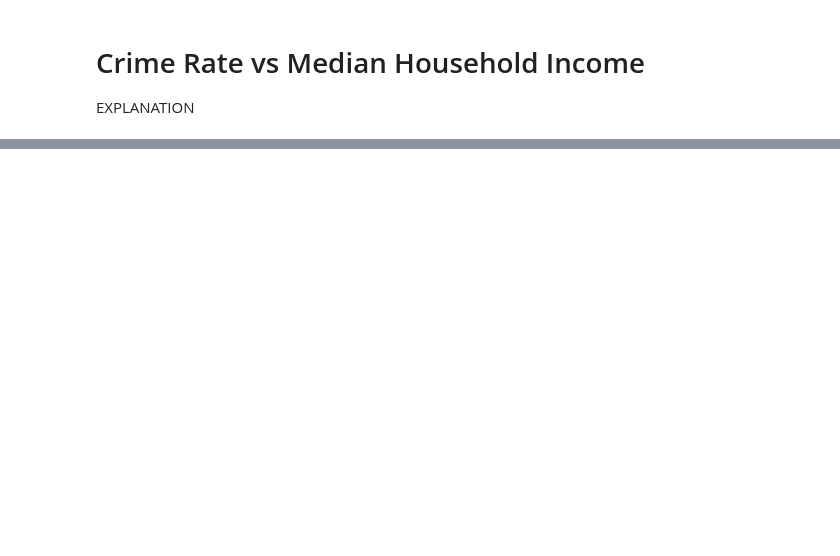
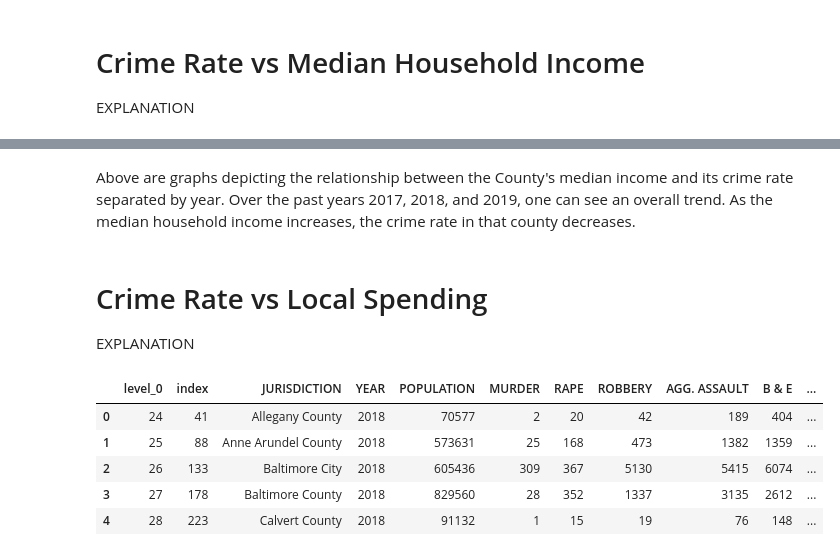
Before and after one commit to lgmueller/lgmueller.github.io, a Jupyter notebook: final-project/final-project.ipynb, the cells around one changed output, grey strips where cells are left out. Cells and saved outputs as stored; diff of their text form; code cells hidden in the pictures; blank space fills up the shorter version.

```diff
--- a/final-project/final-project.ipynb
+++ b/final-project/final-project.ipynb
@@ -346,0 +418,24 @@ range(0, 72)
+# %% [markdown]
+Above are graphs depicting the relationship between the County's median income and its crime rate separated by year. Over the past years 2017, 2018, and 2019, one can see an overall trend. As the median household income increases, the crime rate in that county decreases.
+# %% [markdown]
+# Crime Rate vs Local Spending
+EXPLANATION
+# %%
+# combine crime and education spending dataframes
+
+# since funding df only has 2018 and 2019 data, remove 2017 from crime
+crime_18_19 = crime_df.loc[crime_df['YEAR'] != 2017]
+crime_18_19 = crime_18_19.reset_index(level=None, drop=False, inplace=False, col_level=0, col_fill='')
+
+crime_18_19['FUNDING'] = funding_df['Local Funding Per Pupil']
+# make sure rows align
+crime_18_19['align funding'] = funding_df['County']==crime_18_19['JURISDICTION']
+
+crime_18_19.head()
+# %% [output]
+|  | level_0 | index | JURISDICTION | YEAR | POPULATION | MURDER | RAPE | ROBBERY | AGG. ASSAULT | B & E | ... |
+| 0 | 24 | 41 | Allegany County | 2018 | 70577 | 2 | 20 | 42 | 189 | 404 | ... |
+| 1 | 25 | 88 | Anne Arundel County | 2018 | 573631 | 25 | 168 | 473 | 1382 | 1359 | ... |
+| 2 | 26 | 133 | Baltimore City | 2018 | 605436 | 309 | 367 | 5130 | 5415 | 6074 | ... |
+| 3 | 27 | 178 | Baltimore County | 2018 | 829560 | 28 | 352 | 1337 | 3135 | 2612 | ... |
+| 4 | 28 | 223 | Calvert County | 2018 | 91132 | 1 | 15 | 19 | 76 | 148 | ... |
```
Also changed, not shown: parts of 13 cells of this notebook.
